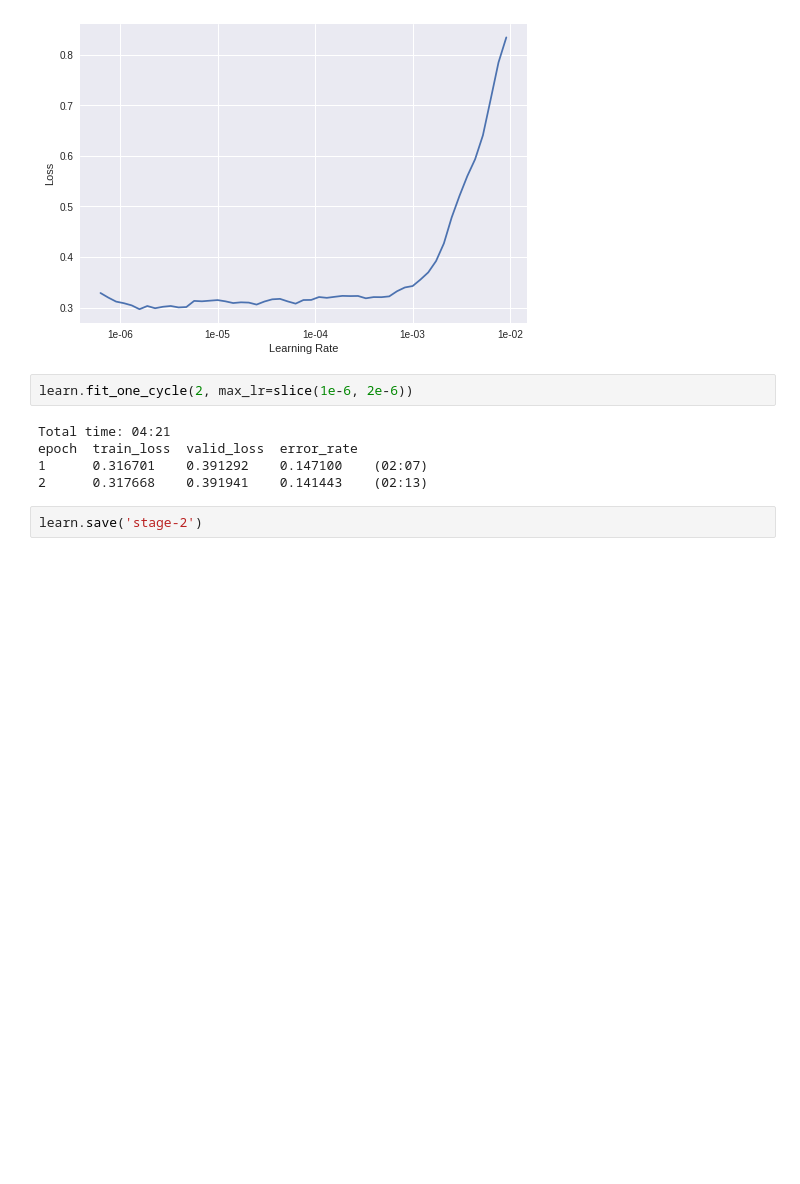
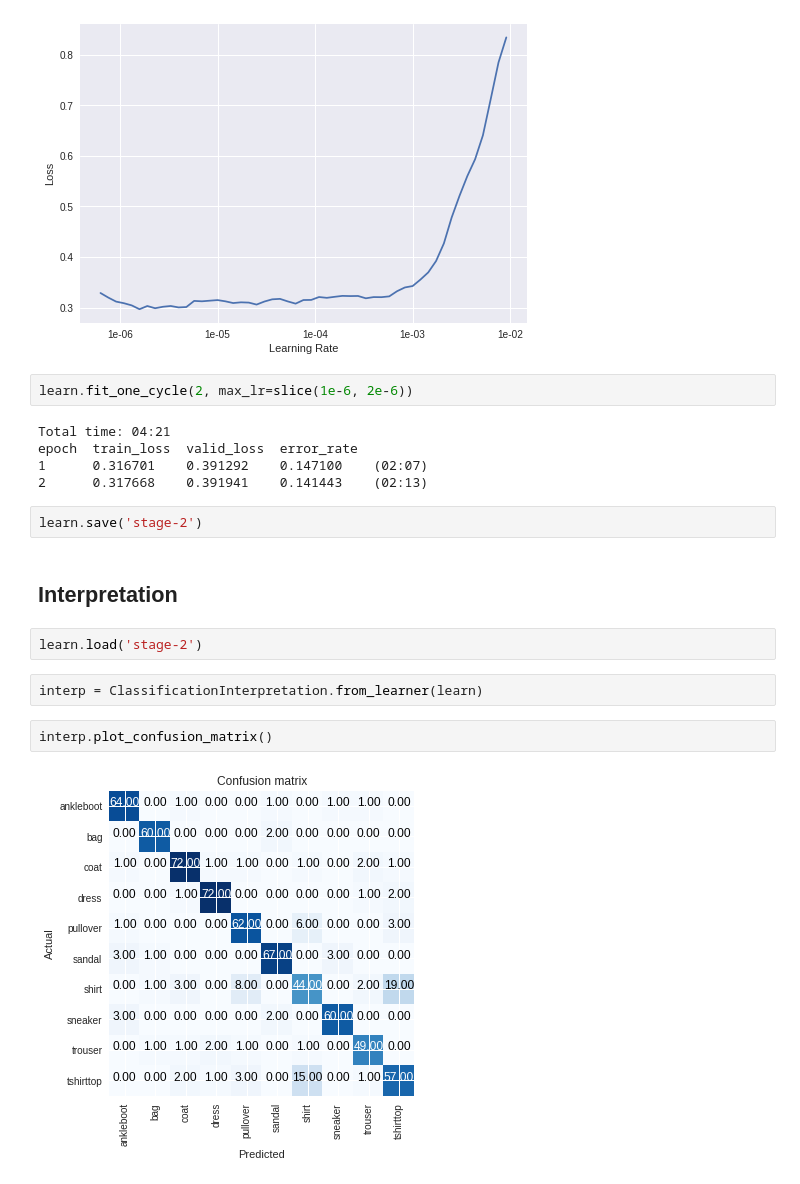
Before and after one commit to ibacaraujo/fashion-classification, a Jupyter notebook: fashion_classification.ipynb, the cells around one changed output. Cells and saved outputs as stored; diff of their text form; blank space fills up the shorter version.

Commit message:
Add interpretation

```diff
--- a/fashion_classification.ipynb
+++ b/fashion_classification.ipynb
@@ -219,3 +219,13 @@ epoch  train_loss  valid_loss  error_rate
 2      0.317668    0.391941    0.141443    (02:13)
 # %%
 learn.save('stage-2')
+# %% [markdown]
+## Interpretation
+# %%
+learn.load('stage-2')
+# %%
+interp = ClassificationInterpretation.from_learner(learn)
+# %%
+interp.plot_confusion_matrix()
+# %% [output]
+[figure, added]
```
Also changed, not shown: parts of 1 cell of this notebook.
